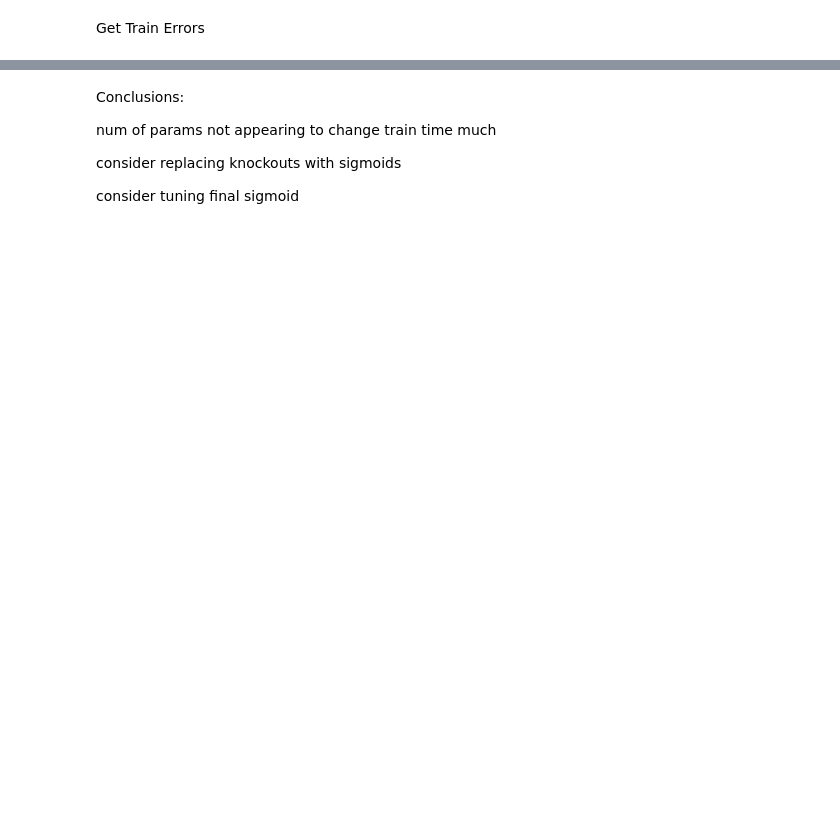
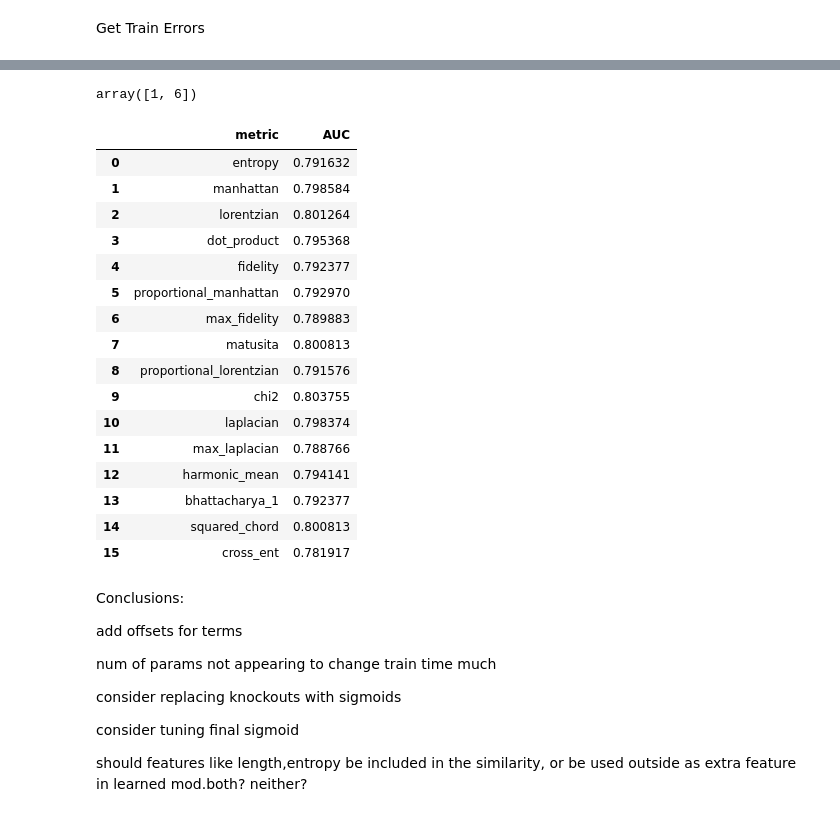
Before and after one commit to Jbug1/TunaSim, a Jupyter notebook: demos.ipynb, the cells around one changed output, grey strips where cells are left out. Drawn from its saved outputs; the diff is of its cells as text; code cells hidden in the pictures; blank space fills up the shorter version.

```diff
--- a/demos.ipynb
+++ b/demos.ipynb
@@ -283,9 +423,9 @@ large_metrics = testUtils.orig(comparison_metrics,sub_train.iloc[:max_iters[2]])
 # %%
-small_test = testUtils.trained_res_to_df(trained[:len(trained)/3],sub_test.iloc[max_iters[2]:])
-small_test_metrics = testUtils.orig(comparison_metrics,sub_test.iloc[max_iters[2]:])
+small_test = testUtils.trained_res_to_df(trained,sub_test.iloc[:100000])
+small_test_metrics = testUtils.orig_metric_to_df(comparison_metrics,sub_test.iloc[:100000])
 
-medium_test = testUtils.trained_res_to_df(trained[:len(trained)/3],sub_test.iloc[max_iters[2]:])
-medium_test_metrics = testUtils.orig(comparison_metrics,sub_test.iloc[max_iters[2]:])
+# medium_test = testUtils.trained_res_to_df(trainy[mids],sub_test.iloc[int(max_iters[2]):200000])
+# medium_test_metrics = testUtils.orig_metric_to_df(comparison_metrics,sub_test.iloc[int(max_iters[2]):200000])
 
-large_test = testUtils.trained_res_to_df(trained[:len(trained)/3],sub_test.iloc[max_iters[2]:])
-large_test_metrics = testUtils.orig(comparison_metrics,sub_test.iloc[max_iters[2]:])
+# large_test = testUtils.trained_res_to_df(trainy[bigs],sub_test.iloc[int(max_iters[2]):200000])
+# large_test_metrics = testUtils.orig_metric_to_df(comparison_metrics,sub_test.iloc[int(max_iters[2]):200000])
@@ -291,0 +492,24 @@ large_test_metrics = testUtils.orig(comparison_metrics,sub_test.iloc[max_iters[2
+# %%
+(np.array([1,2])*np.array([1,3]))# * (np.array([1,2])/np.array([1,3]))
+# %% [output]
+array([1, 6])
+# %%
+small_test_metrics
+# %% [output]
+|  | metric | AUC |
+| 0 | entropy | 0.791632 |
+| 1 | manhattan | 0.798584 |
+| 2 | lorentzian | 0.801264 |
+| 3 | dot_product | 0.795368 |
+| 4 | fidelity | 0.792377 |
+| 5 | proportional_manhattan | 0.792970 |
+| 6 | max_fidelity | 0.789883 |
+| 7 | matusita | 0.800813 |
+| 8 | proportional_lorentzian | 0.791576 |
+| 9 | chi2 | 0.803755 |
+| 10 | laplacian | 0.798374 |
+| 11 | max_laplacian | 0.788766 |
+| 12 | harmonic_mean | 0.794141 |
+| 13 | bhattacharya_1 | 0.792377 |
+| 14 | squared_chord | 0.800813 |
+| 15 | cross_ent | 0.781917 |
@@ -292,11 +527,15 @@ large_test_metrics = testUtils.orig(comparison_metrics,sub_test.iloc[max_iters[2
 # %% [markdown]
 Conclusions:
+
+add offsets for terms
 
 num of params not appearing to change train time much
 
 consider replacing knockouts with sigmoids
 
 consider tuning final sigmoid
+
+should features like length,entropy be included in the similarity, or be used outside as extra feature in learned mod.both? neither?
 # %% [markdown]
 Other Ideas:
 
```
Also changed, not shown: parts of 21 cells of this notebook, 4 other files.
